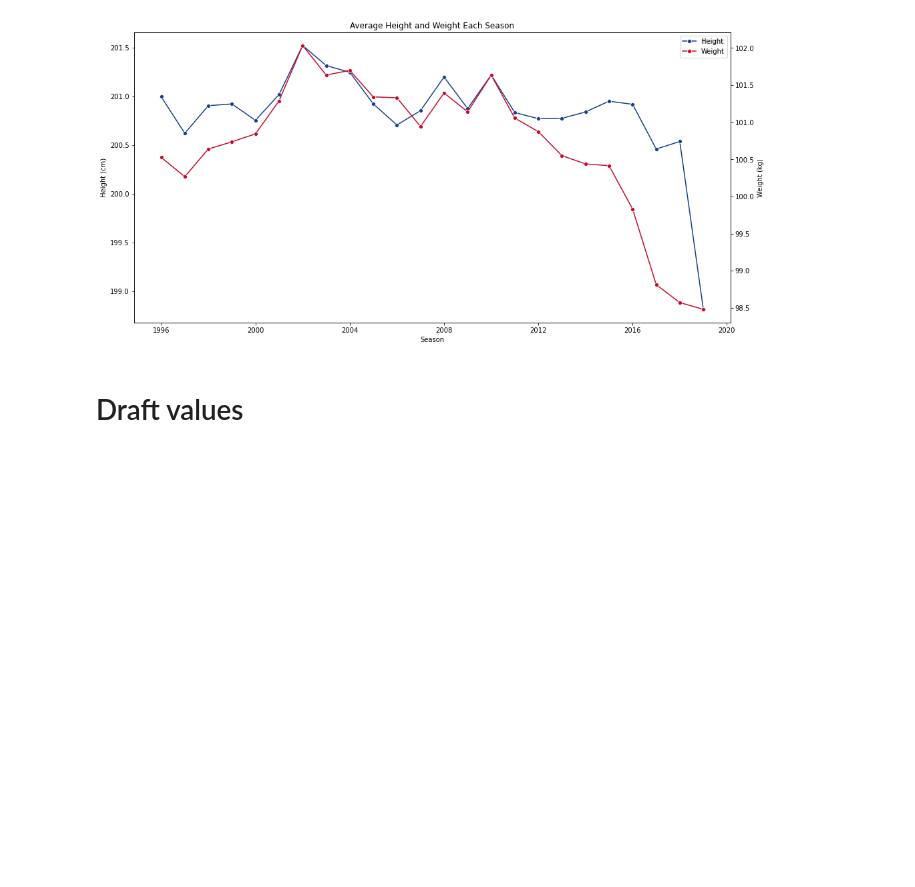
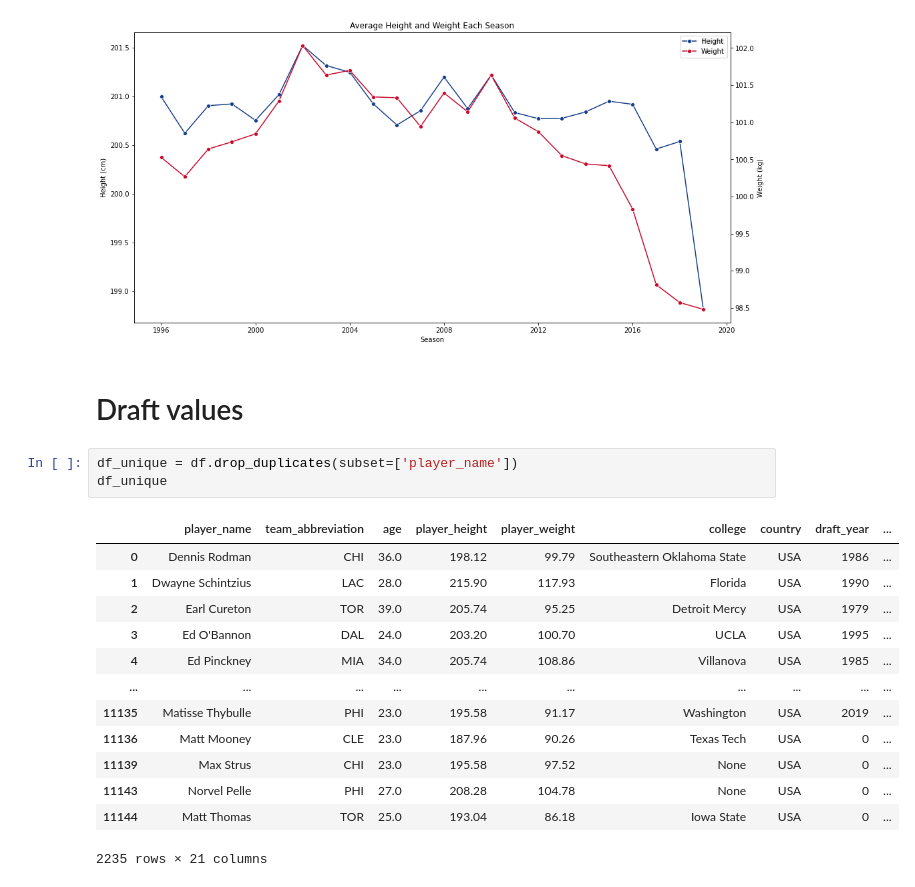
Before and after one commit to viethuy25/nba_stat, a Jupyter notebook: Untitled.ipynb, the cells around one changed output. Drawn from its saved outputs; the diff is of its cells as text; blank space fills up the shorter version.

```diff
--- a/Untitled.ipynb
+++ b/Untitled.ipynb
@@ -150,6 +150,23 @@ plt.show()
 [figure]
 # %% [markdown]
 # Draft values
+# %%
+df_unique = df.drop_duplicates(subset=['player_name'])
+df_unique
+# %% [output]
+|  | player_name | team_abbreviation | age | player_height | player_weight | college | country | draft_year | ... |
+| 0 | Dennis Rodman | CHI | 36.0 | 198.12 | 99.79 | Southeastern Oklahoma State | USA | 1986 | ... |
+| 1 | Dwayne Schintzius | LAC | 28.0 | 215.90 | 117.93 | Florida | USA | 1990 | ... |
+| 2 | Earl Cureton | TOR | 39.0 | 205.74 | 95.25 | Detroit Mercy | USA | 1979 | ... |
+| 3 | Ed O'Bannon | DAL | 24.0 | 203.20 | 100.70 | UCLA | USA | 1995 | ... |
+| 4 | Ed Pinckney | MIA | 34.0 | 205.74 | 108.86 | Villanova | USA | 1985 | ... |
+| ... | ... | ... | ... | ... | ... | ... | ... | ... | ... |
+| 11135 | Matisse Thybulle | PHI | 23.0 | 195.58 | 91.17 | Washington | USA | 2019 | ... |
+| 11136 | Matt Mooney | CLE | 23.0 | 187.96 | 90.26 | Texas Tech | USA | 0 | ... |
+| 11139 | Max Strus | CHI | 23.0 | 195.58 | 97.52 | None | USA | 0 | ... |
+| 11143 | Norvel Pelle | PHI | 27.0 | 208.28 | 104.78 | None | USA | 0 | ... |
+| 11144 | Matt Thomas | TOR | 25.0 | 193.04 | 86.18 | Iowa State | USA | 0 | ... |
+2235 rows × 21 columns
 # %%
 #compare draft round and performance
 
```
Also changed, not shown: parts of 5 cells of this notebook.
